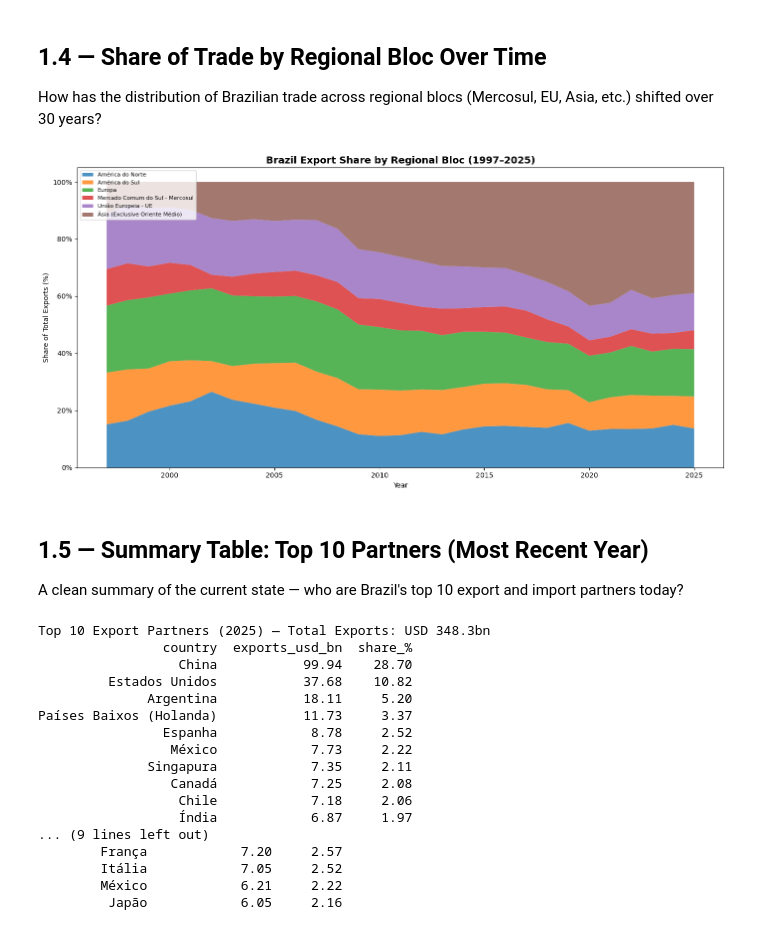
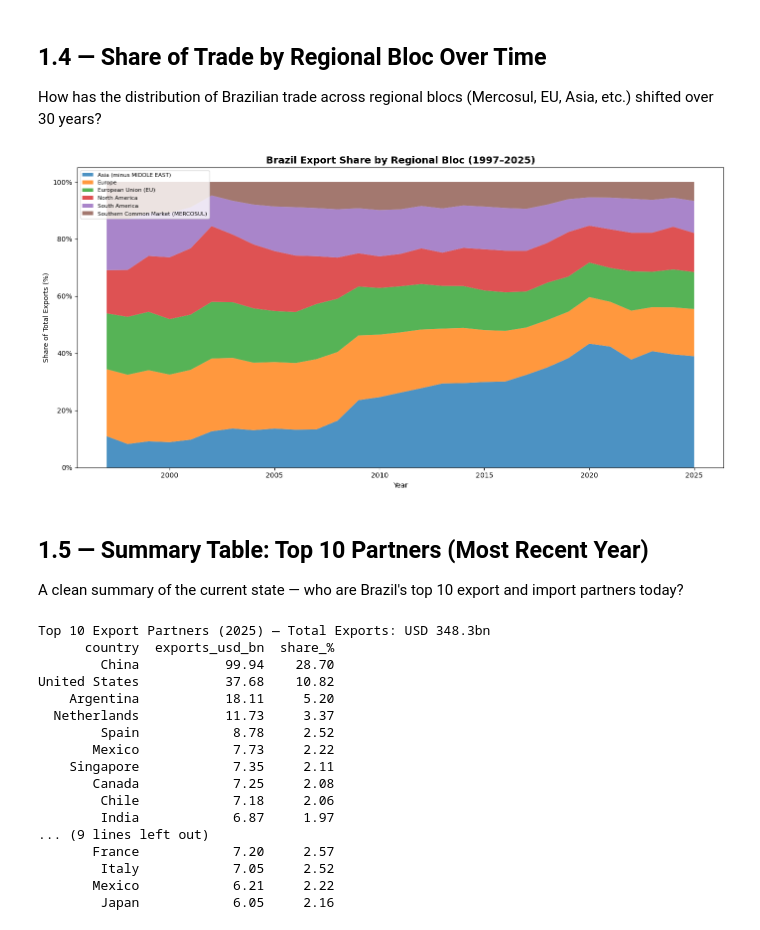
Before and after one commit to Eduardo-kohn/brazil-state-trade-analysis, a Jupyter notebook: SRC/Analysis/step1_geographic_concentration.ipynb, the cells around one changed output. Drawn from its saved outputs; the diff is of its cells as text; code cells hidden in the pictures.

```diff
--- a/SRC/Analysis/step1_geographic_concentration.ipynb
+++ b/SRC/Analysis/step1_geographic_concentration.ipynb
@@ -193,46 +193,46 @@ How has the distribution of Brazilian trade across regional blocs (Mercosul, EU,
 # %%
 query_blocs = f"""
     SELECT e."CO_ANO" AS year,
-           pb.nome_bloco AS bloc,
+           pb.nome_bloco_ing AS bloc,
            SUM(e."VL_FOB") AS total_fob
     FROM exp e
     JOIN pais_bloco pb ON e."CO_PAIS" = pb.codigo_pais
     WHERE e."CO_ANO" <= {MAX_YEAR}
-    GROUP BY e."CO_ANO", pb.nome_bloco
+    GROUP BY e."CO_ANO", pb.nome_bloco_ing
     ORDER BY e."CO_ANO", total_fob DESC
 """
 
 df_blocs = pd.read_sql(query_blocs, engine)
 df_blocs['total_usd_bn'] = df_blocs['total_fob'] / 1e9
 
 # Get top 6 blocs by total trade
 top6_blocs = (
     df_blocs.groupby('bloc')['total_fob']
     .sum()
     .nlargest(6)
     .index.tolist()
 )
 
 df_blocs_top = df_blocs[df_blocs['bloc'].isin(top6_blocs)]
 df_blocs_pivot = df_blocs_top.pivot(index='year', columns='bloc', values='total_usd_bn').fillna(0)
 
 # Normalise to percentage share
 df_blocs_pct = df_blocs_pivot.div(df_blocs_pivot.sum(axis=1), axis=0) * 100
 
 # Stacked area chart
 fig, ax = plt.subplots(figsize=(14, 7))
 ax.stackplot(df_blocs_pct.index, df_blocs_pct.T, labels=df_blocs_pct.columns, alpha=0.8)
 
 ax.set_title(f"Brazil Export Share by Regional Bloc (1997–{MAX_YEAR})", fontsize=14, fontweight='bold')
 ax.set_xlabel("Year")
 ax.set_ylabel("Share of Total Exports (%)")
 ax.legend(loc='upper left', fontsize=8)
 ax.yaxis.set_major_formatter(mticker.FormatStrFormatter('%.0f%%'))
 plt.tight_layout()
 plt.savefig('output_1_4_bloc_share.png', dpi=150)
 plt.show()
 # %% [output]
-[figure, old version]
+[figure, new version]
 # %% [markdown]
 ## 1.5 — Summary Table: Top 10 Partners (Most Recent Year)
 A clean summary of the current state — who are Brazil's top 10 export and import partners today?
@@ -247,23 +247,23 @@ total_exp = pd.read_sql(query_total_exp_year, engine)['total'].iloc[0]
 total_imp = pd.read_sql(query_total_imp_year, engine)['total'].iloc[0]
 
 query_latest_exp = f"""
-    SELECT p.nome_pais AS country,
+    SELECT p.nome_pais_ing AS country,
            SUM(e."VL_FOB") AS exports_usd
     FROM exp e
     JOIN pais p ON e."CO_PAIS" = p.codigo_pais
     WHERE e."CO_ANO" = {MAX_YEAR}
-    GROUP BY p.nome_pais
+    GROUP BY p.nome_pais_ing
     ORDER BY exports_usd DESC
     LIMIT 10
 """
 
 query_latest_imp = f"""
-    SELECT p.nome_pais AS country,
+    SELECT p.nome_pais_ing AS country,
            SUM(i."VL_FOB") AS imports_usd
     FROM imp i
     JOIN pais p ON i."CO_PAIS" = p.codigo_pais
     WHERE i."CO_ANO" = {MAX_YEAR}
-    GROUP BY p.nome_pais
+    GROUP BY p.nome_pais_ing
     ORDER BY imports_usd DESC
     LIMIT 10
 """
@@ -283,19 +283,19 @@ print(f"\nTop 10 Import Partners ({MAX_YEAR}) — Total Imports: USD {total_imp/
 print(df_latest_imp[['country', 'imports_usd_bn', 'share_%']].to_string(index=False))
 # %% [output]
 Top 10 Export Partners (2025) — Total Exports: USD 348.3bn
-                country  exports_usd_bn  share_%
-                  China           99.94    28.70
-         Estados Unidos           37.68    10.82
-              Argentina           18.11     5.20
-Países Baixos (Holanda)           11.73     3.37
-                Espanha            8.78     2.52
-                 México            7.73     2.22
-              Singapura            7.35     2.11
-                 Canadá            7.25     2.08
-                  Chile            7.18     2.06
-                  Índia            6.87     1.97
+      country  exports_usd_bn  share_%
+        China           99.94    28.70
+United States           37.68    10.82
+    Argentina           18.11     5.20
+  Netherlands           11.73     3.37
+        Spain            8.78     2.52
+       Mexico            7.73     2.22
+    Singapore            7.35     2.11
+       Canada            7.25     2.08
+        Chile            7.18     2.06
+        India            6.87     1.97
 ... (9 lines left out)
-        França            7.20     2.57
-        Itália            7.05     2.52
-        México            6.21     2.22
-         Japão            6.05     2.16
+       France            7.20     2.57
+        Italy            7.05     2.52
+       Mexico            6.21     2.22
+        Japan            6.05     2.16
```
Also changed, not shown: parts of 2 cells of this notebook, 4 other files.
